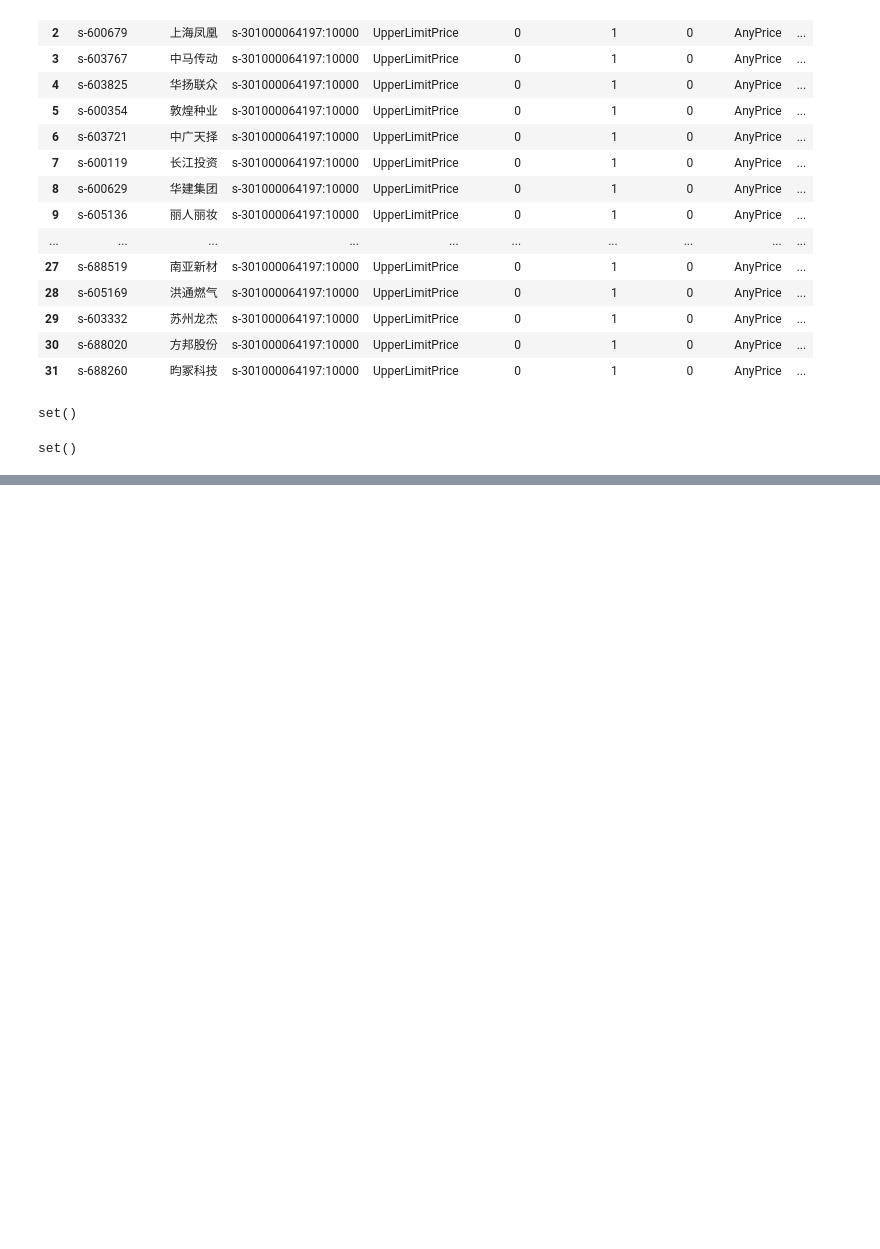
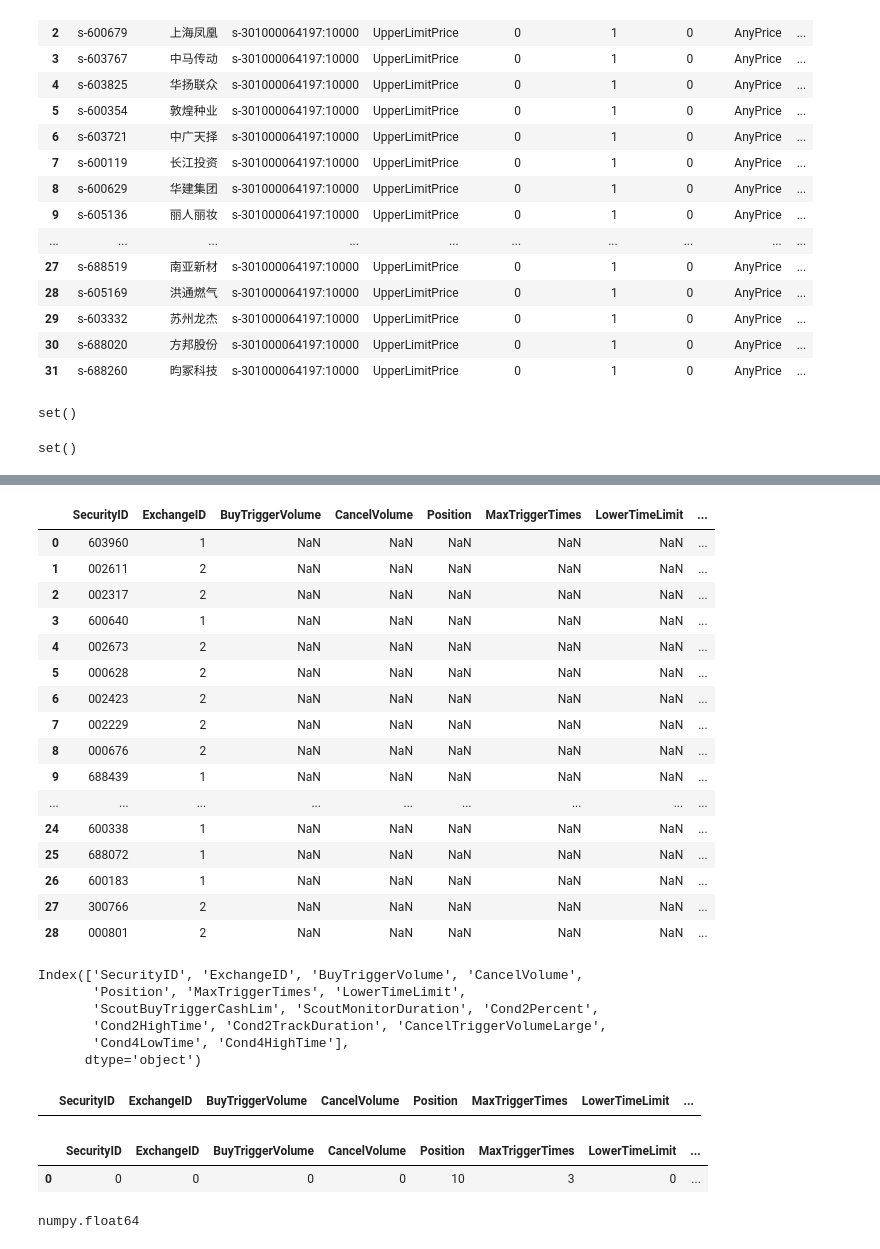
Before and after one commit to cosmo86/SE_crawler, a Jupyter notebook: Untitled.ipynb, the cells around one changed output, grey strips where cells are left out. Drawn from its saved outputs; the diff is of its cells as text; code cells hidden in the pictures; blank space fills up the shorter version.

```diff
--- a/Untitled.ipynb
+++ b/Untitled.ipynb
@@ -334,0 +367,32 @@ set()
+# %%
+#SE_engine_df = res_market_cap_filtered.copy()
+def assign_exchange_id(row):
+    code = row['代码']
+    if code.startswith('6'):
+        return 1
+    elif code.startswith('3') or code.startswith('0'):
+        return 2
+    else:
+        return None
+# %%
+se_templete["SecurityID"] = res_market_cap_35_200_20240229["代码"]
+se_templete["ExchangeID"] = res_market_cap_35_200_20240229.apply(assign_exchange_id, axis = 1)
+se_templete
+# %% [output]
+|  | SecurityID | ExchangeID | BuyTriggerVolume | CancelVolume | Position | MaxTriggerTimes | LowerTimeLimit | ... |
+| 0 | 603960 | 1 | NaN | NaN | NaN | NaN | NaN | ... |
+| 1 | 002611 | 2 | NaN | NaN | NaN | NaN | NaN | ... |
+| 2 | 002317 | 2 | NaN | NaN | NaN | NaN | NaN | ... |
+| 3 | 600640 | 1 | NaN | NaN | NaN | NaN | NaN | ... |
+| 4 | 002673 | 2 | NaN | NaN | NaN | NaN | NaN | ... |
+| 5 | 000628 | 2 | NaN | NaN | NaN | NaN | NaN | ... |
+| 6 | 002423 | 2 | NaN | NaN | NaN | NaN | NaN | ... |
+| 7 | 002229 | 2 | NaN | NaN | NaN | NaN | NaN | ... |
+| 8 | 000676 | 2 | NaN | NaN | NaN | NaN | NaN | ... |
+| 9 | 688439 | 1 | NaN | NaN | NaN | NaN | NaN | ... |
+| ... | ... | ... | ... | ... | ... | ... | ... | ... |
+| 24 | 600338 | 1 | NaN | NaN | NaN | NaN | NaN | ... |
+| 25 | 688072 | 1 | NaN | NaN | NaN | NaN | NaN | ... |
+| 26 | 600183 | 1 | NaN | NaN | NaN | NaN | NaN | ... |
+| 27 | 300766 | 2 | NaN | NaN | NaN | NaN | NaN | ... |
+| 28 | 000801 | 2 | NaN | NaN | NaN | NaN | NaN | ... |
@@ -334,0 +444,9 @@ set()
+# %%
+se_templete.columns
+# %% [output]
+Index(['SecurityID', 'ExchangeID', 'BuyTriggerVolume', 'CancelVolume',
+       'Position', 'MaxTriggerTimes', 'LowerTimeLimit',
+       'ScoutBuyTriggerCashLim', 'ScoutMonitorDuration', 'Cond2Percent',
+       'Cond2HighTime', 'Cond2TrackDuration', 'CancelTriggerVolumeLarge',
+       'Cond4LowTime', 'Cond4HighTime'],
+      dtype='object')
@@ -334,0 +519,13 @@ set()
+# %%
+se_templete
+# %% [output]
+|  | SecurityID | ExchangeID | BuyTriggerVolume | CancelVolume | Position | MaxTriggerTimes | LowerTimeLimit | ... |
+# %%
+pd.DataFrame([ROW_TEMPLETE])
+# %% [output]
+|  | SecurityID | ExchangeID | BuyTriggerVolume | CancelVolume | Position | MaxTriggerTimes | LowerTimeLimit | ... |
+| 0 | 0 | 0 | 0 | 0 | 10 | 3 | 0 | ... |
+# %%
+type(res_market_cap_35_200_20240229.iloc[i]['流通市值Z'])
+# %% [output]
+numpy.float64
```
Also changed, not shown: parts of 14 cells of this notebook, 34 other files.
